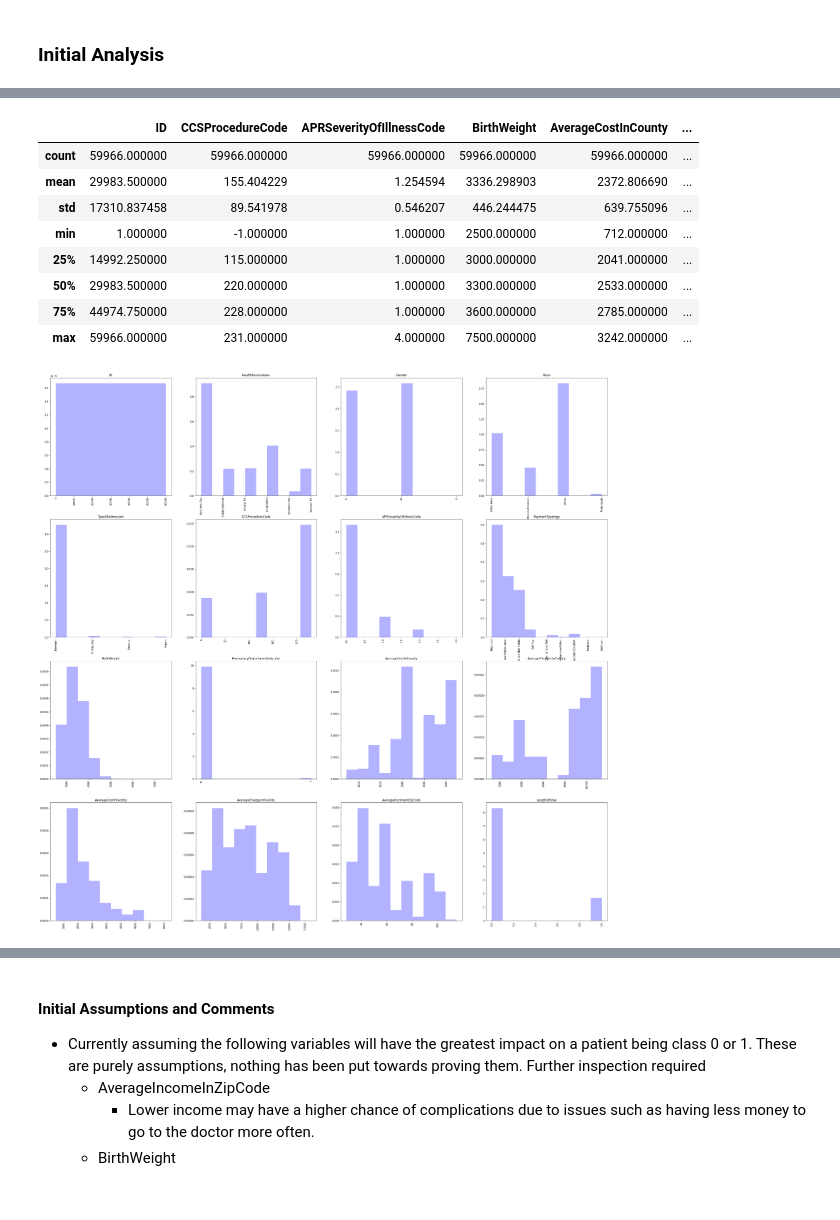
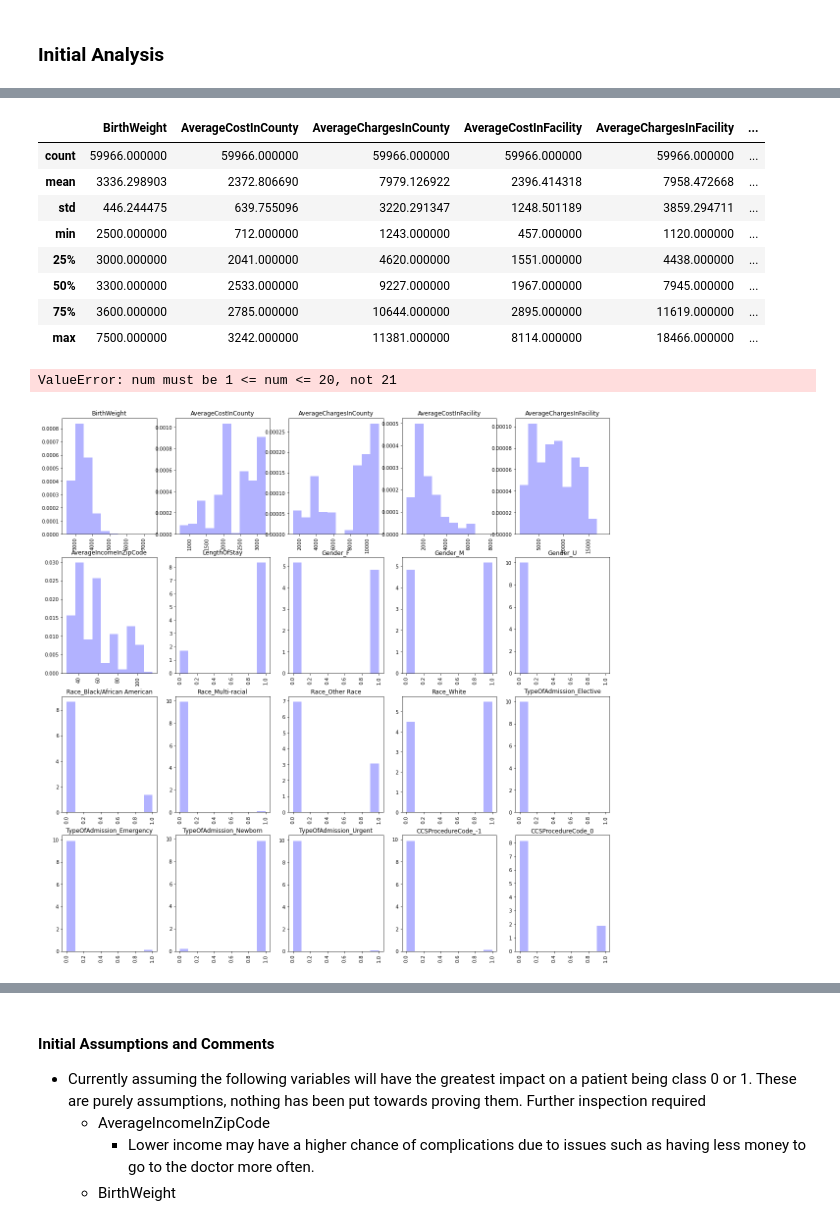
Before and after one commit to s3716853/ML-Assignment-01, a Jupyter notebook: Assignment1/ml-assignment-01.ipynb, the cells around one changed output, grey strips where cells are left out. Drawn from its saved outputs; the diff is of its cells as text; code cells hidden in the pictures.

```diff
--- a/Assignment1/ml-assignment-01.ipynb
+++ b/Assignment1/ml-assignment-01.ipynb
@@ -37,9 +68,21 @@ Index(['ID', 'HealthServiceArea', 'Gender', 'Race', 'TypeOfAdmission',
 # %%
-# modifying LengthOfStay to represent Class 0 (false) and class 1 (true)
-for i in trainData.index:
-    if trainData.at[i, "LengthOfStay"] < 4:
-        trainData.at[i, "LengthOfStay"] = 0
+# modifying LengthOfStay to represent Class 0 (True) and class 1 (False)
+for i in train_data.index:
+    train_data.at[i, "LengthOfStay"]
+    if train_data.at[i, "LengthOfStay"] < 4:
+        train_data.at[i, "LengthOfStay"] = 1
     else:
-        trainData.at[i, "LengthOfStay"] = 1
+        train_data.at[i, "LengthOfStay"] = 0
+
+train_data["LengthOfStay"] = train_data["LengthOfStay"].astype("boolean")
+# %%
+# Dropping non-attribute columns from dataframe
+train_data = train_data.drop(columns=['ID', 'HealthServiceArea'])
+# %%
+# Convert categorical datat to categorical datatype
+category_attributes = ["Gender", "Race", "TypeOfAdmission", "CCSProcedureCode", "APRSeverityOfIllnessCode", "PaymentTypology", "EmergencyDepartmentIndicator"]
+for col in train_data.columns:
+    if col in category_attributes:
+        train_data[col] = train_data[col].astype('category')
 # %%
 # ensuring data converted
@@ -51,0 +95,2 @@ trainData.head(3)
+# %%
+train_data = pd.get_dummies(train_data)
@@ -74,24 +129,30 @@ memory usage: 7.3+ MB
 # %%
-trainData.describe()
+train_data.describe()
 # %% [output]
-|  | ID | CCSProcedureCode | APRSeverityOfIllnessCode | BirthWeight | AverageCostInCounty | ... |
+|  | BirthWeight | AverageCostInCounty | AverageChargesInCounty | AverageCostInFacility | AverageChargesInFacility | ... |
 | count | 59966.000000 | 59966.000000 | 59966.000000 | 59966.000000 | 59966.000000 | ... |
-| mean | 29983.500000 | 155.404229 | 1.254594 | 3336.298903 | 2372.806690 | ... |
-| std | 17310.837458 | 89.541978 | 0.546207 | 446.244475 | 639.755096 | ... |
-| min | 1.000000 | -1.000000 | 1.000000 | 2500.000000 | 712.000000 | ... |
-| 25% | 14992.250000 | 115.000000 | 1.000000 | 3000.000000 | 2041.000000 | ... |
-| 50% | 29983.500000 | 220.000000 | 1.000000 | 3300.000000 | 2533.000000 | ... |
-| 75% | 44974.750000 | 228.000000 | 1.000000 | 3600.000000 | 2785.000000 | ... |
-| max | 59966.000000 | 231.000000 | 4.000000 | 7500.000000 | 3242.000000 | ... |
+| mean | 3336.298903 | 2372.806690 | 7979.126922 | 2396.414318 | 7958.472668 | ... |
+| std | 446.244475 | 639.755096 | 3220.291347 | 1248.501189 | 3859.294711 | ... |
+| min | 2500.000000 | 712.000000 | 1243.000000 | 457.000000 | 1120.000000 | ... |
+| 25% | 3000.000000 | 2041.000000 | 4620.000000 | 1551.000000 | 4438.000000 | ... |
+| 50% | 3300.000000 | 2533.000000 | 9227.000000 | 1967.000000 | 7945.000000 | ... |
+| 75% | 3600.000000 | 2785.000000 | 10644.000000 | 2895.000000 | 11619.000000 | ... |
+| max | 7500.000000 | 3242.000000 | 11381.000000 | 8114.000000 | 18466.000000 | ... |
 # %%
-plt.figure(figsize=(40,40))
-for i, col in enumerate(trainData.columns):
-    plt.subplot(4,4,i+1)
-    plt.hist(trainData[col], alpha=0.3, color='b', density=True)
+plt.figure(figsize=(20,20))
+for i, col in enumerate(train_data.columns):
+    data_to_plot = 0
+    if col == "LengthOfStay":
+        data_to_plot = train_data[col].astype("int")
+    else:
+        data_to_plot = train_data[col]
+    plt.subplot(4,5,i+1)
+    plt.hist(data_to_plot, alpha=0.3, color='b', density=True)
     plt.title(col)
     plt.xticks(rotation="vertical")
 # %% [output]
+ValueError: num must be 1 <= num <= 20, not 21
-[figure, old version]
+[figure, new version]
 # %% [markdown]
 #### Observations
 - Gender
```
Also changed, not shown: parts of 36 cells of this notebook.
